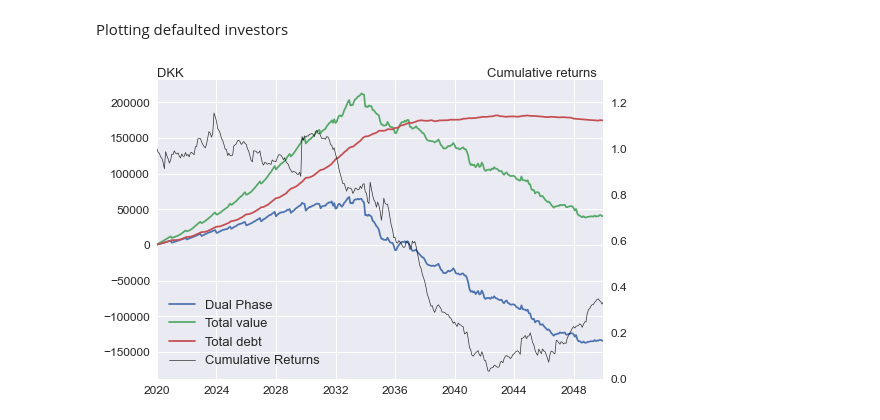
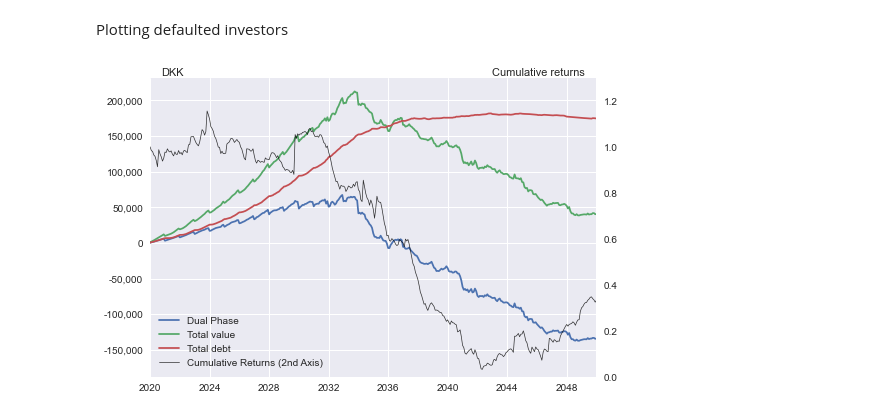
Before and after one commit to neriksen/applied_finance, a Jupyter notebook: Baseline.ipynb, the cells around one changed output. Cells and saved outputs as stored; diff of their text form; code cells hidden in the pictures.

Commit message:
færdig figure

```diff
--- a/Baseline.ipynb
+++ b/Baseline.ipynb
@@ -107,27 +108,28 @@ Plotting defaulted investors
 # %%
 fig = plt.figure()
 ax = fig.add_subplot(111)
 
 lns1 = ax.plot(data[['dual_phase']], label='Dual Phase')
 lns2 = ax.plot(data[['tv_u']], label='Total value')
 lns3 = ax.plot(data[['total_debt']], label='Total debt')
 ax2 = ax.twinx()
-lns4 = ax2.plot(cum_return[['cumulative_returns']],color='k',alpha=0.8,linewidth=0.7, label="Cumulative Returns")
+lns4 = ax2.plot(cum_return[['cumulative_returns']],color='k',alpha=0.8,linewidth=0.7, label="Cumulative Returns (2nd Axis)")
 
 # added these three lines
 lns = lns1+lns2+lns3+lns4
 labs = [l.get_label() for l in lns]
-ax.legend(lns, labs, loc=0)
+ax.legend(lns, labs, loc=3)
 
 ax2.grid(b=None)
 ax1.set_xlabel('period')
 ax.set_ylabel('DKK', rotation=0, loc='top', labelpad=-80)
-ax2.set_ylabel('Cumulative returns', rotation=0, loc='top', labelpad=-30, va='bottom')
+ax2.set_ylabel('Cumulative returns ', rotation=0, loc='top', labelpad=-30, va='bottom')
 ax2.set_ylim(0,1.3)
 ax.set_xlim('2020-01-01','2050-01-01')
 ax.set_axisbelow(True)
+ax.get_yaxis().set_major_formatter(matplotlib.ticker.FuncFormatter(lambda x, p: format(int(x), ',')))
 plt.show()
 
 fig.savefig("Empirical/Defaulted.png", bbox_inches = 'tight', pad_inches = 0.1)
 # %% [output]
-[figure, old version]
+[figure, new version]
```
Also changed, not shown: parts of 1 cell of this notebook, 1 other file.
